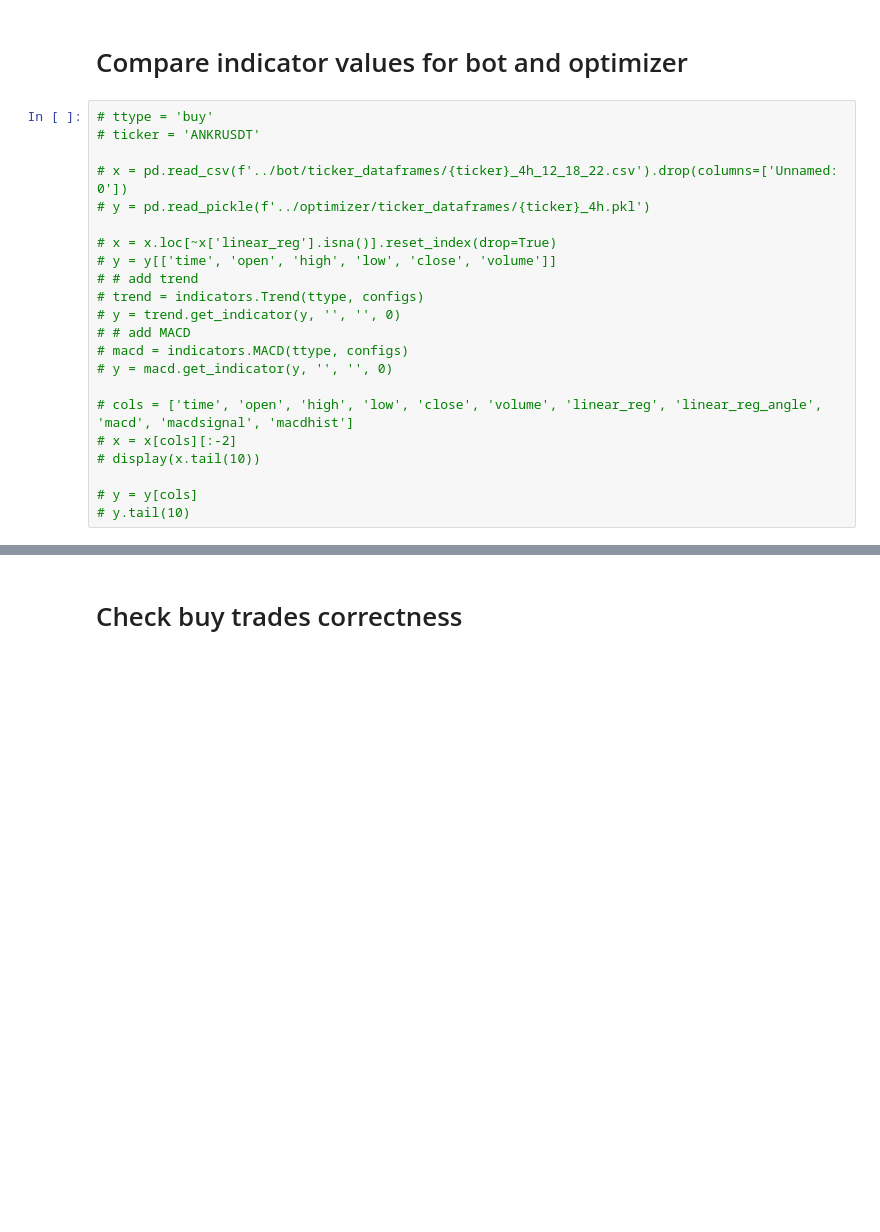
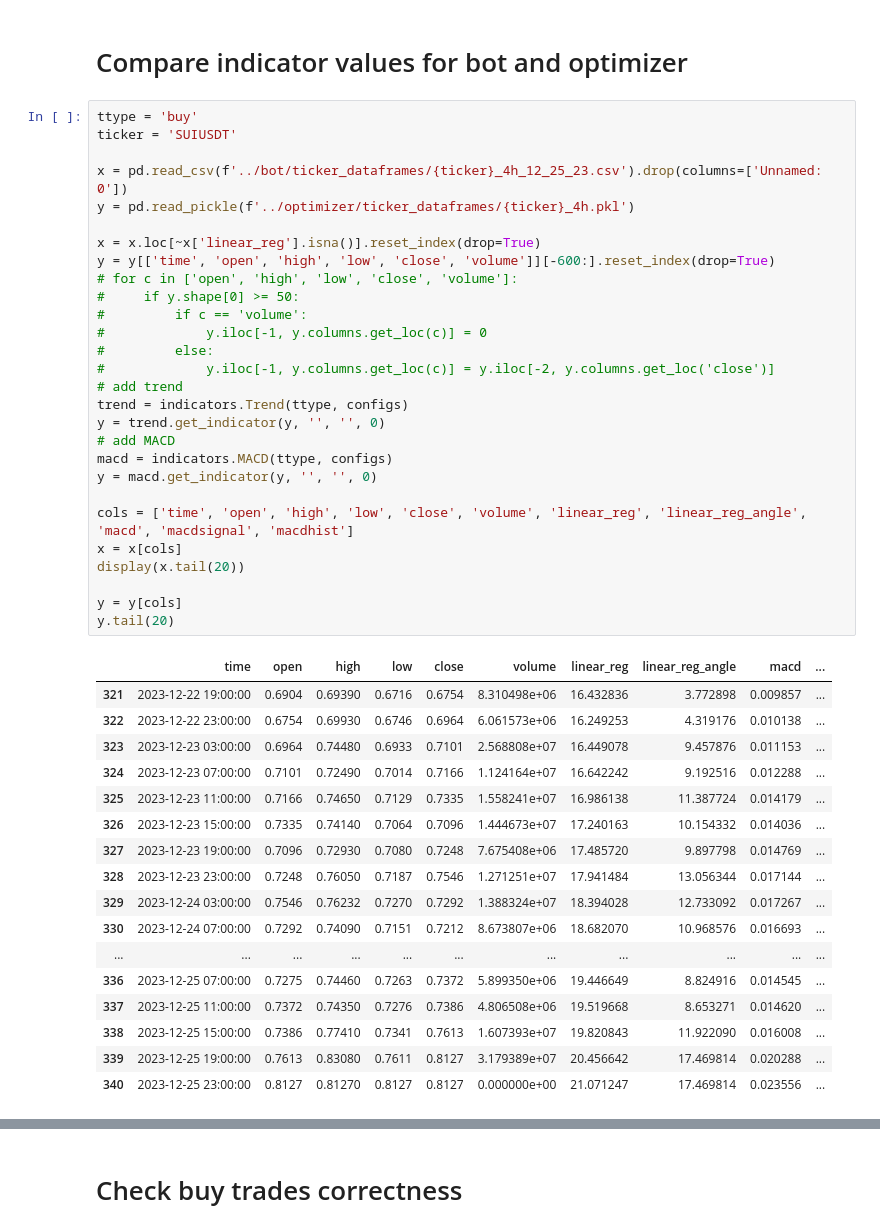
Before and after one commit to beatwad/sigbot, a Jupyter notebook: sigbot/ml/train_model.ipynb, the cells around one changed output, grey strips where cells are left out. Cells and saved outputs as stored; diff of their text form; blank space fills up the shorter version.

```diff
--- a/sigbot/ml/train_model.ipynb
+++ b/sigbot/ml/train_model.ipynb
@@ -383,24 +385,48 @@ dtype: int64
 # %% [markdown]
 # Compare indicator values for bot and optimizer
 # %%
-# ttype = 'buy'
-# ticker = 'ANKRUSDT'
+ttype = 'buy'
+ticker = 'SUIUSDT'
 
-# x = pd.read_csv(f'../bot/ticker_dataframes/{ticker}_4h_12_18_22.csv').drop(columns=['Unnamed: 0'])
-# y = pd.read_pickle(f'../optimizer/ticker_dataframes/{ticker}_4h.pkl')
+x = pd.read_csv(f'../bot/ticker_dataframes/{ticker}_4h_12_25_23.csv').drop(columns=['Unnamed: 0'])
+y = pd.read_pickle(f'../optimizer/ticker_dataframes/{ticker}_4h.pkl')
 
-# x = x.loc[~x['linear_reg'].isna()].reset_index(drop=True)
-# y = y[['time', 'open', 'high', 'low', 'close', 'volume']]
-# # add trend
-# trend = indicators.Trend(ttype, configs)
-# y = trend.get_indicator(y, '', '', 0)
-# # add MACD
-# macd = indicators.MACD(ttype, configs)
-# y = macd.get_indicator(y, '', '', 0)
+x = x.loc[~x['linear_reg'].isna()].reset_index(drop=True)
+y = y[['time', 'open', 'high', 'low', 'close', 'volume']][-600:].reset_index(drop=True)
+# for c in ['open', 'high', 'low', 'close', 'volume']:
+#     if y.shape[0] >= 50:
+#         if c == 'volume':
+#             y.iloc[-1, y.columns.get_loc(c)] = 0
+#         else:
+#             y.iloc[-1, y.columns.get_loc(c)] = y.iloc[-2, y.columns.get_loc('close')]
+# add trend
+trend = indicators.Trend(ttype, configs)
+y = trend.get_indicator(y, '', '', 0)
+# add MACD
+macd = indicators.MACD(ttype, configs)
+y = macd.get_indicator(y, '', '', 0)
 
-# cols = ['time', 'open', 'high', 'low', 'close', 'volume', 'linear_reg', 'linear_reg_angle', 'macd', 'macdsignal', 'macdhist']
-# x = x[cols][:-2]
-# display(x.tail(10))
+cols = ['time', 'open', 'high', 'low', 'close', 'volume', 'linear_reg', 'linear_reg_angle', 'macd', 'macdsignal', 'macdhist']
+x = x[cols]
+display(x.tail(20))
 
-# y = y[cols]
-# y.tail(10)
+y = y[cols]
+y.tail(20)
+# %% [output]
+|  | time | open | high | low | close | volume | linear_reg | linear_reg_angle | macd | ... |
+| 321 | 2023-12-22 19:00:00 | 0.6904 | 0.69390 | 0.6716 | 0.6754 | 8.310498e+06 | 16.432836 | 3.772898 | 0.009857 | ... |
+| 322 | 2023-12-22 23:00:00 | 0.6754 | 0.69930 | 0.6746 | 0.6964 | 6.061573e+06 | 16.249253 | 4.319176 | 0.010138 | ... |
+| 323 | 2023-12-23 03:00:00 | 0.6964 | 0.74480 | 0.6933 | 0.7101 | 2.568808e+07 | 16.449078 | 9.457876 | 0.011153 | ... |
+| 324 | 2023-12-23 07:00:00 | 0.7101 | 0.72490 | 0.7014 | 0.7166 | 1.124164e+07 | 16.642242 | 9.192516 | 0.012288 | ... |
+| 325 | 2023-12-23 11:00:00 | 0.7166 | 0.74650 | 0.7129 | 0.7335 | 1.558241e+07 | 16.986138 | 11.387724 | 0.014179 | ... |
+| 326 | 2023-12-23 15:00:00 | 0.7335 | 0.74140 | 0.7064 | 0.7096 | 1.444673e+07 | 17.240163 | 10.154332 | 0.014036 | ... |
+| 327 | 2023-12-23 19:00:00 | 0.7096 | 0.72930 | 0.7080 | 0.7248 | 7.675408e+06 | 17.485720 | 9.897798 | 0.014769 | ... |
+| 328 | 2023-12-23 23:00:00 | 0.7248 | 0.76050 | 0.7187 | 0.7546 | 1.271251e+07 | 17.941484 | 13.056344 | 0.017144 | ... |
+| 329 | 2023-12-24 03:00:00 | 0.7546 | 0.76232 | 0.7270 | 0.7292 | 1.388324e+07 | 18.394028 | 12.733092 | 0.017267 | ... |
+| 330 | 2023-12-24 07:00:00 | 0.7292 | 0.74090 | 0.7151 | 0.7212 | 8.673807e+06 | 18.682070 | 10.968576 | 0.016693 | ... |
+| ... | ... | ... | ... | ... | ... | ... | ... | ... | ... | ... |
+| 336 | 2023-12-25 07:00:00 | 0.7275 | 0.74460 | 0.7263 | 0.7372 | 5.899350e+06 | 19.446649 | 8.824916 | 0.014545 | ... |
+| 337 | 2023-12-25 11:00:00 | 0.7372 | 0.74350 | 0.7276 | 0.7386 | 4.806508e+06 | 19.519668 | 8.653271 | 0.014620 | ... |
+| 338 | 2023-12-25 15:00:00 | 0.7386 | 0.77410 | 0.7341 | 0.7613 | 1.607393e+07 | 19.820843 | 11.922090 | 0.016008 | ... |
+| 339 | 2023-12-25 19:00:00 | 0.7613 | 0.83080 | 0.7611 | 0.8127 | 3.179389e+07 | 20.456642 | 17.469814 | 0.020288 | ... |
+| 340 | 2023-12-25 23:00:00 | 0.8127 | 0.81270 | 0.8127 | 0.8127 | 0.000000e+00 | 21.071247 | 17.469814 | 0.023556 | ... |
```
Also changed, not shown: parts of 14 cells of this notebook, 7 other files.
